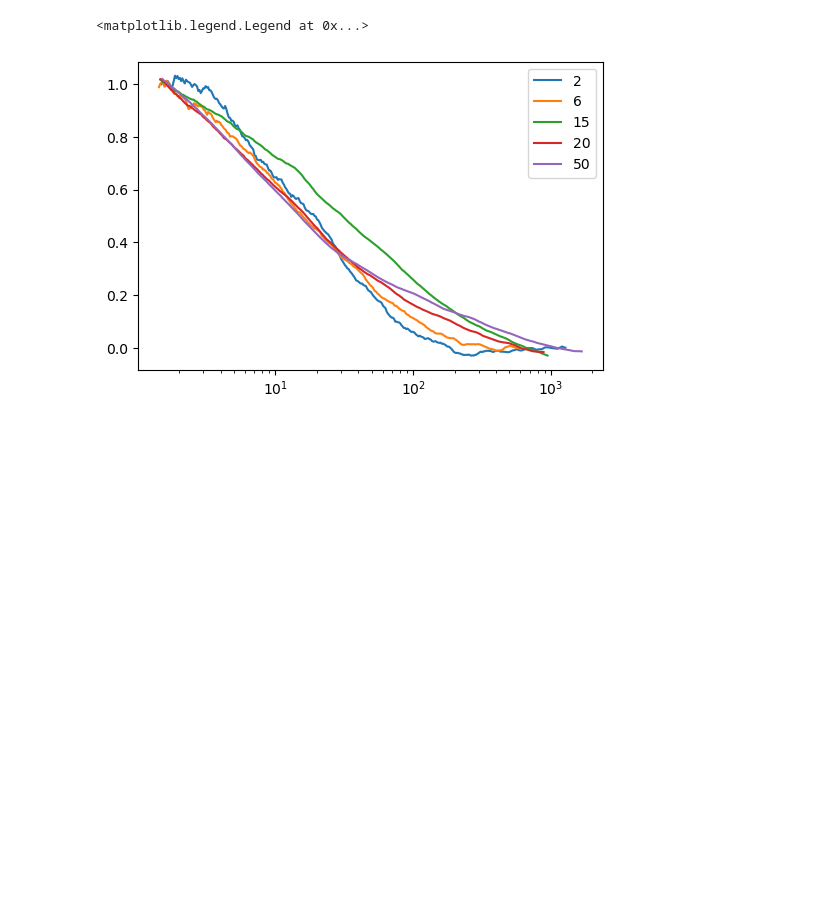
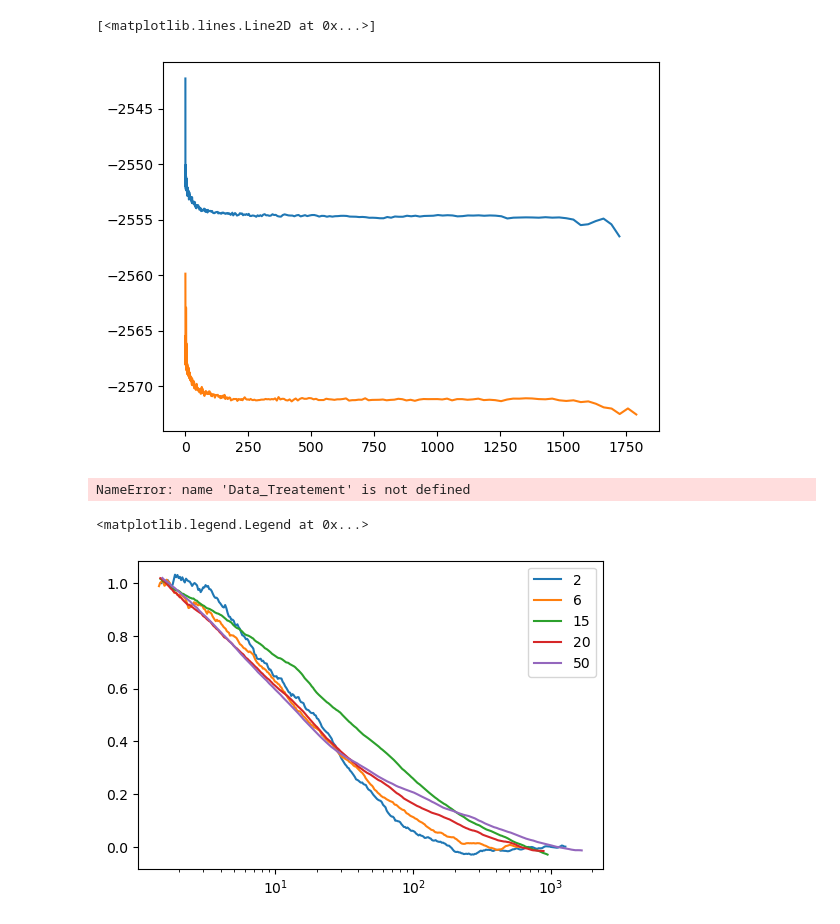
Before and after one commit to HugoLeRoy94/Parallel_gillespie, a Jupyter notebook: Analyze/equilibration_time/equilibration_time_vs_Nlinker_dirty.ipynb, the cells around one changed output. Saved outputs shown, nothing was run; the diff lists cells and outputs as text; code cells hidden in the pictures; blank space fills up the shorter version.

```diff
--- a/Analyze/equilibration_time_vs_Nlinker.ipynb
+++ b/Analyze/equilibration_time/equilibration_time_vs_Nlinker_dirty.ipynb
@@ -138,0 +163,3 @@ Parallel_Run.parallel_evolution(args,step_tot,initial_check_steps,coarse_grained
+# %%
+NRG_5 = Data_Treatement(media+'N5.hdf',data_type='NRG')
+NEW_5 = Data_Treatement(media+'N5_new.hdf',data_type='NRG')
@@ -139,8 +169,14 @@ Parallel_Run.parallel_evolution(args,step_tot,initial_check_steps,coarse_grained
+# %%
+plt.plot(NRG_5.binned_time,NRG_5.average_data)
+plt.plot(NEW_5.binned_time,NEW_5.average_data)
+# %% [output]
+[<matplotlib.lines.Line2D at 0x...>]
+[figure, added]
 # %%
 NRG_2 = Data_Treatement(media+'N2.hdf',data_type='NRG')
 #NRG_3 = Data_Treatement(media+'N3.hdf',data_type='NRG')
 #NRG_4 = Data_Treatement(media+'N4.hdf',data_type='NRG')
-#NRG_5 = Data_Treatement(media+'N5.hdf',data_type='NRG')
+NRG_5 = Data_Treatement(media+'N5.hdf',data_type='NRG')
 NRG_6 = Data_Treatement(media+'N6.hdf',data_type='NRG')
 #NRG_7 = Data_Treatement(media+'N7.hdf',data_type='NRG')
 #NRG_8 = Data_Treatement(media+'N8.hdf',data_type='NRG')
@@ -148,6 +184,8 @@ NRG_15LE4 = Data_Treatement(media+'N15_L10E4.hdf',data_type='NRG')
 
 NRG_20 = Data_Treatement(media+'N20.hdf',data_type='NRG')
 NRG_50 = Data_Treatement(media+'N50.hdf',data_type='NRG')
+# %% [output]
+NameError: name 'Data_Treatement' is not defined
 # %%
 NRG_2.average(num_bins=step_tot//50,log_scale=True)
 #NRG_3.average(num_bins=step_tot//50,log_scale=True)
```
Also changed, not shown: parts of 7 cells of this notebook, 6 other files.
